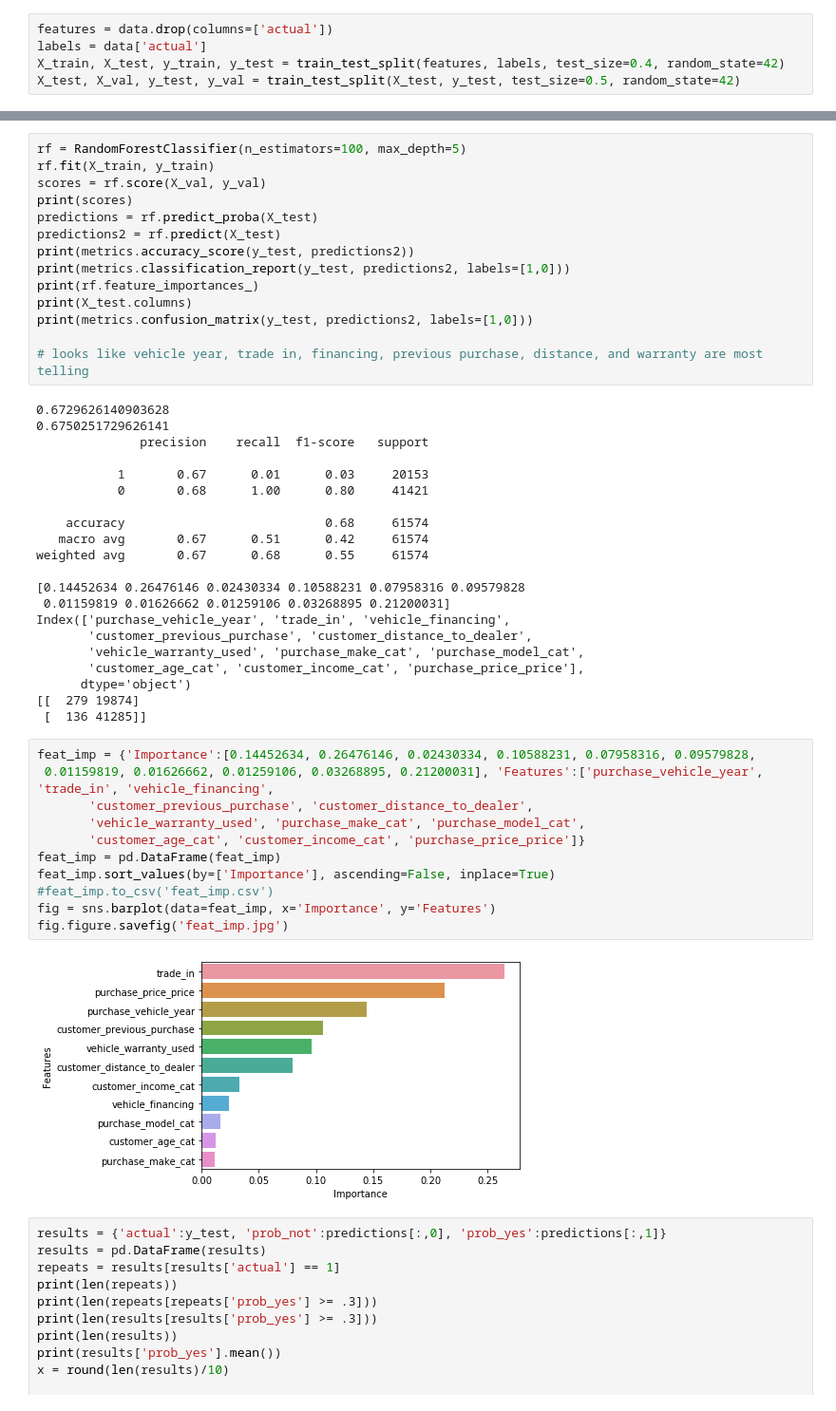
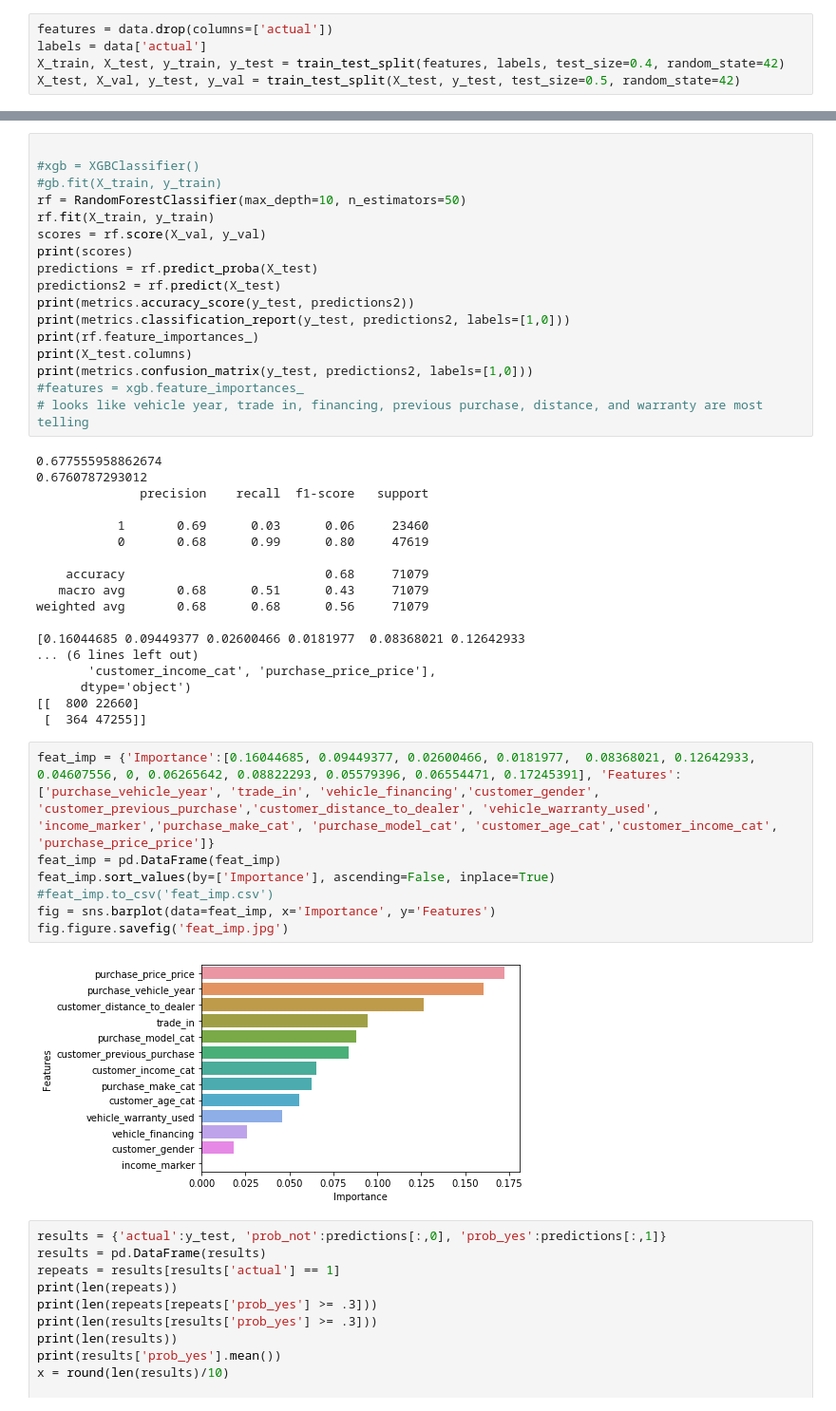
Before and after one commit to Natedogg373/CarMax_Analytics, a Jupyter notebook: CarMax_subsequent_purchase_Random_Forest.ipynb, the cells around one changed output, grey strips where cells are left out. Shown at 95% size. Saved outputs shown, nothing was run; the diff lists cells and outputs as text.

Commit message:
nothing of major importance

```diff
--- a/CarMax_subsequent_purchase_Random_Forest.ipynb
+++ b/CarMax_subsequent_purchase_Random_Forest.ipynb
@@ -70,5 +154,8 @@ KeyboardInterrupt:
 # %%
-rf = RandomForestClassifier(n_estimators=100, max_depth=5)
+
+#xgb = XGBClassifier()
+#gb.fit(X_train, y_train)
+rf = RandomForestClassifier(max_depth=10, n_estimators=50)
 rf.fit(X_train, y_train)
 scores = rf.score(X_val, y_val)
 print(scores)
@@ -79,42 +166,35 @@ print(metrics.classification_report(y_test, predictions2, labels=[1,0]))
 print(rf.feature_importances_)
 print(X_test.columns)
 print(metrics.confusion_matrix(y_test, predictions2, labels=[1,0]))
-
+#features = xgb.feature_importances_
 # looks like vehicle year, trade in, financing, previous purchase, distance, and warranty are most telling
 # %% [output]
-0.6729626140903628
-0.6750251729626141
+0.677555958862674
+0.6760787293012
               precision    recall  f1-score   support
 
-           1       0.67      0.01      0.03     20153
-           0       0.68      1.00      0.80     41421
+           1       0.69      0.03      0.06     23460
+           0       0.68      0.99      0.80     47619
 
-    accuracy                           0.68     61574
-   macro avg       0.67      0.51      0.42     61574
-weighted avg       0.67      0.68      0.55     61574
+    accuracy                           0.68     71079
+   macro avg       0.68      0.51      0.43     71079
+weighted avg       0.68      0.68      0.56     71079
 
-[0.14452634 0.26476146 0.02430334 0.10588231 0.07958316 0.09579828
- 0.01159819 0.01626662 0.01259106 0.03268895 0.21200031]
-Index(['purchase_vehicle_year', 'trade_in', 'vehicle_financing',
-       'customer_previous_purchase', 'customer_distance_to_dealer',
-       'vehicle_warranty_used', 'purchase_make_cat', 'purchase_model_cat',
-       'customer_age_cat', 'customer_income_cat', 'purchase_price_price'],
+[0.16044685 0.09449377 0.02600466 0.0181977  0.08368021 0.12642933
+... (6 lines left out)
+       'customer_income_cat', 'purchase_price_price'],
       dtype='object')
-[[  279 19874]
- [  136 41285]]
+[[  800 22660]
+ [  364 47255]]
 # %%
-feat_imp = {'Importance':[0.14452634, 0.26476146, 0.02430334, 0.10588231, 0.07958316, 0.09579828,
- 0.01159819, 0.01626662, 0.01259106, 0.03268895, 0.21200031], 'Features':['purchase_vehicle_year', 'trade_in', 'vehicle_financing',
-       'customer_previous_purchase', 'customer_distance_to_dealer',
-       'vehicle_warranty_used', 'purchase_make_cat', 'purchase_model_cat',
-       'customer_age_cat', 'customer_income_cat', 'purchase_price_price']}
+feat_imp = {'Importance':[0.16044685, 0.09449377, 0.02600466, 0.0181977,  0.08368021, 0.12642933, 0.04607556, 0, 0.06265642, 0.08822293, 0.05579396, 0.06554471, 0.17245391], 'Features':['purchase_vehicle_year', 'trade_in', 'vehicle_financing','customer_gender', 'customer_previous_purchase','customer_distance_to_dealer', 'vehicle_warranty_used', 'income_marker','purchase_make_cat', 'purchase_model_cat', 'customer_age_cat','customer_income_cat', 'purchase_price_price']}
 feat_imp = pd.DataFrame(feat_imp)
 feat_imp.sort_values(by=['Importance'], ascending=False, inplace=True)
 #feat_imp.to_csv('feat_imp.csv')
 fig = sns.barplot(data=feat_imp, x='Importance', y='Features')
 fig.figure.savefig('feat_imp.jpg')
 # %% [output]
-[figure, old version]
+[figure, new version]
 # %%
 results = {'actual':y_test, 'prob_not':predictions[:,0], 'prob_yes':predictions[:,1]}
 results = pd.DataFrame(results)
```
Also changed, not shown: parts of 9 cells of this notebook, 14 other files.
